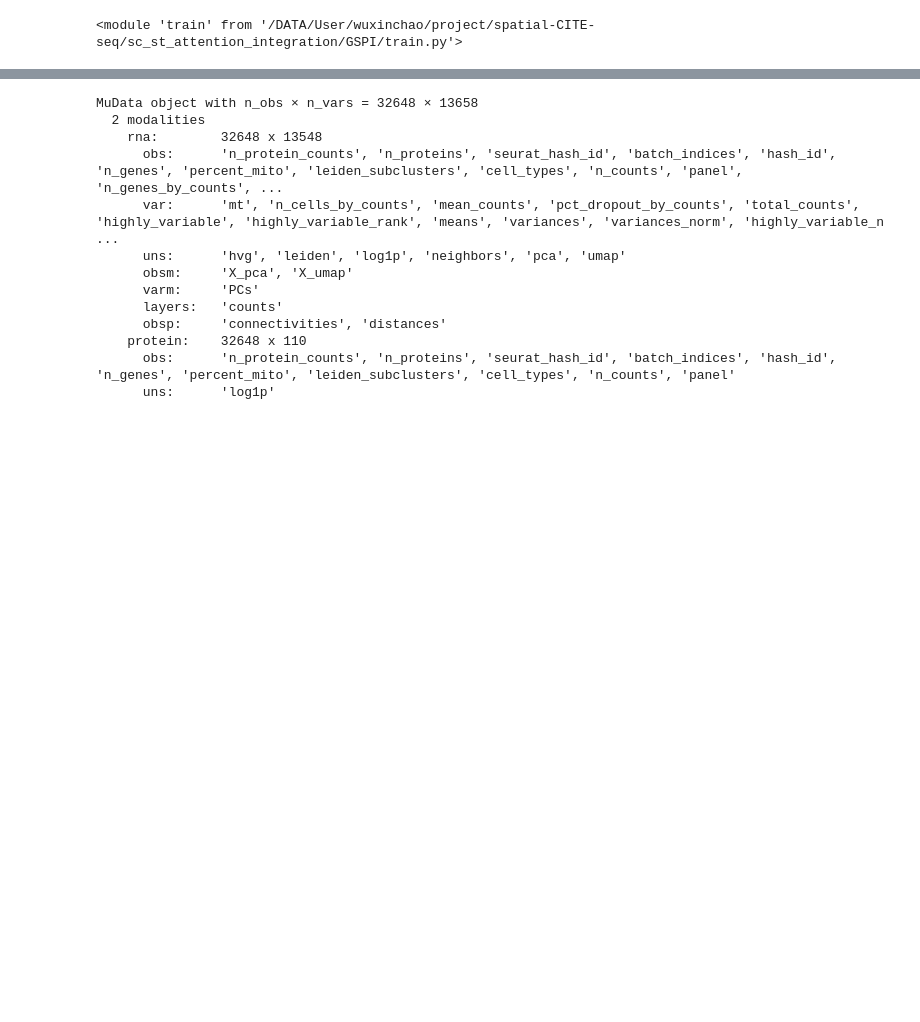
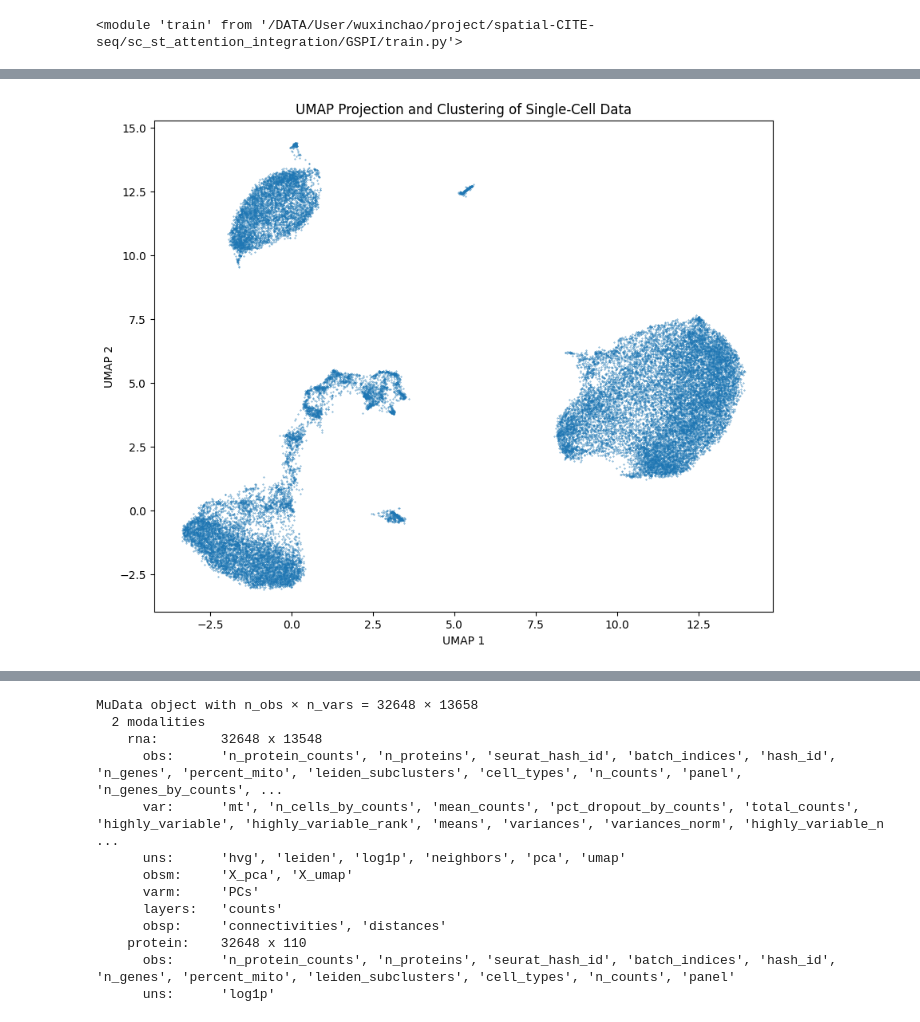
Before and after one commit to cb11711211/sc_st_attention_integration, a Jupyter notebook: GSPI/integrate_sc_cite.ipynb, the cells around one changed output, grey strips where cells are left out. Saved outputs shown, nothing was run; the diff lists cells and outputs as text; code cells hidden in the pictures; blank space fills up the shorter version.

Commit message:
update model return

```diff
--- a/GSPI/integrate_sc_cite.ipynb
+++ b/GSPI/integrate_sc_cite.ipynb
@@ -287,7 +276,7 @@ model = trainer.best_model
 # %%
 model.eval()
 with torch.no_grad():
-    rna_recon, prot_recon, embedding = model(scData)
+    rna_recon, prot_recon, embedding = model(scdata)
     rna_recon = rna_recon.cpu().numpy()
     prot_recon = prot_recon.cpu().numpy()
     embedding = embedding.cpu().numpy()
@@ -336,0 +310,14 @@ TypeError: can't convert cuda:0 device type tensor to numpy. Use Tensor.cpu() to
+# %%
+reducer = umap.UMAP(random_state=42)
+UMAP_embedding = reducer.fit_transform(embedding)
+# %%
+plt.figure(figsize=(10, 8))
+plt.scatter(
+    UMAP_embedding[:, 0], UMAP_embedding[:, 1], s=0.1
+    )
+plt.title("UMAP Projection and Clustering of Single-Cell Data")
+plt.xlabel("UMAP 1")
+plt.ylabel("UMAP 2")
+plt.show()
+# %% [output]
+[figure, added]
```
Also changed, not shown: parts of 8 cells of this notebook, 3 other files.
